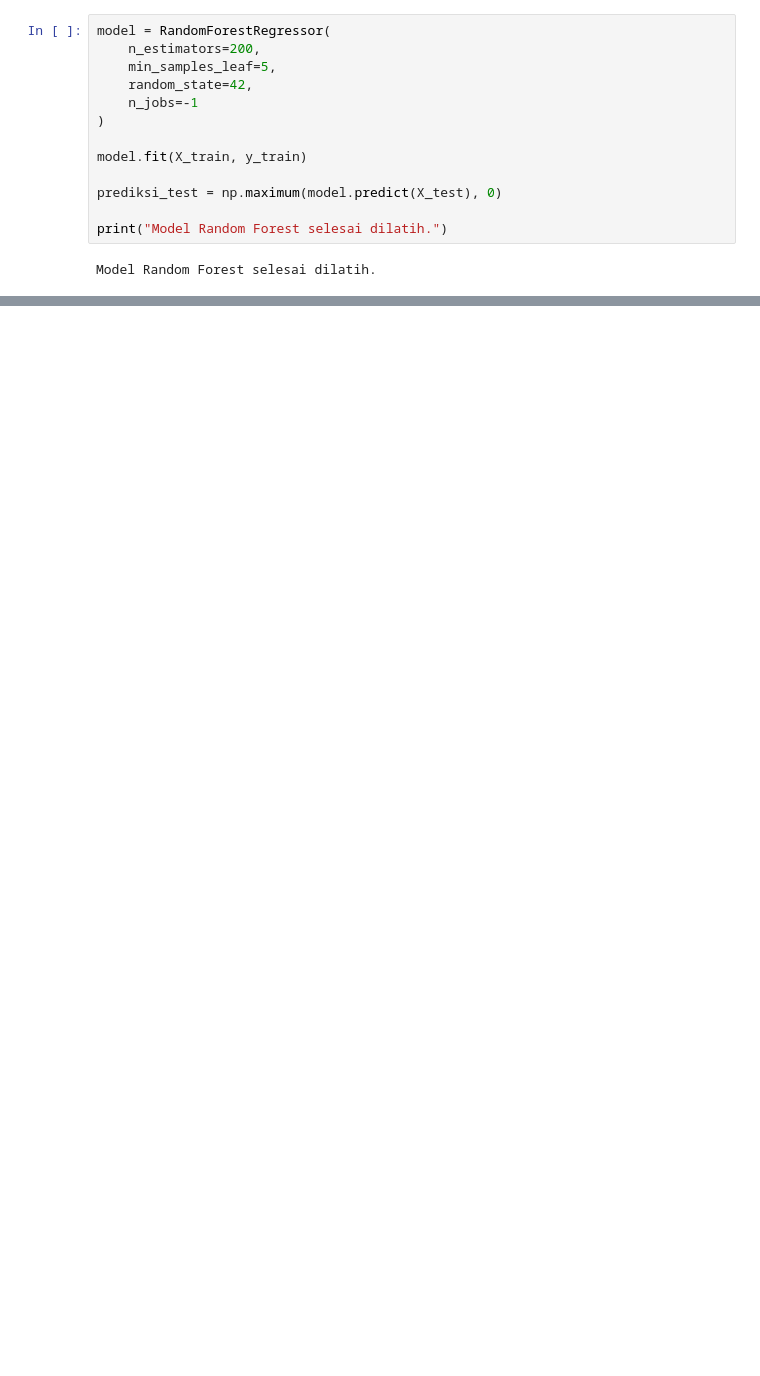
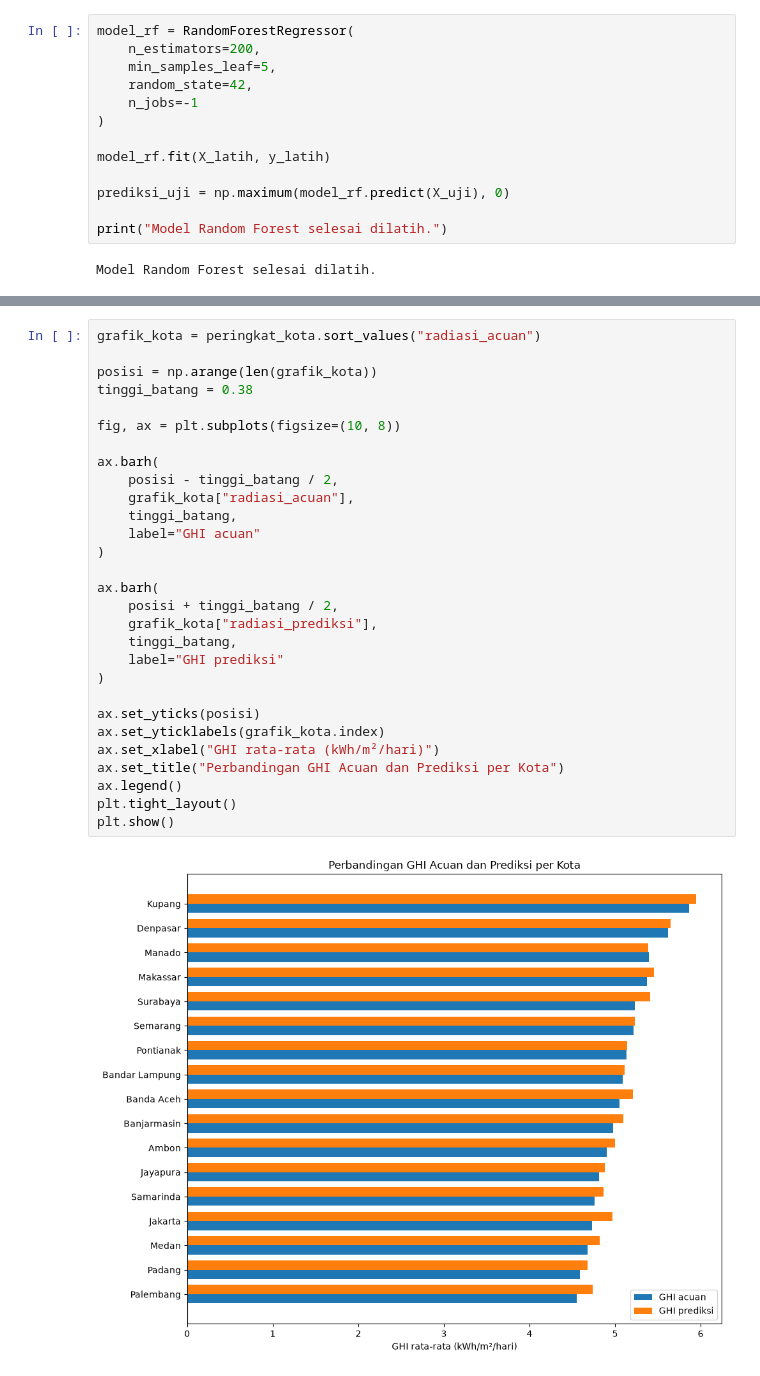
Before and after one commit to analisis335-ai/AI-DAYA-SURYA, a Jupyter notebook: project2.ipynb, the cells around one changed output, grey strips where cells are left out. Drawn from its saved outputs; the diff is of its cells as text; blank space fills up the shorter version.

```diff
--- a/project2.ipynb
+++ b/project2.ipynb
@@ -145,14 +178,14 @@ Periode testing: 2023-01-01 s.d. 2024-12-31
 # %%
-model = RandomForestRegressor(
+model_rf = RandomForestRegressor(
     n_estimators=200,
     min_samples_leaf=5,
     random_state=42,
     n_jobs=-1
 )
 
-model.fit(X_train, y_train)
+model_rf.fit(X_latih, y_latih)
 
-prediksi_test = np.maximum(model.predict(X_test), 0)
+prediksi_uji = np.maximum(model_rf.predict(X_uji), 0)
 
 print("Model Random Forest selesai dilatih.")
 # %% [output]
@@ -171,0 +262,31 @@ R²:   0.698
+# %%
+grafik_kota = peringkat_kota.sort_values("radiasi_acuan")
+
+posisi = np.arange(len(grafik_kota))
+tinggi_batang = 0.38
+
+fig, ax = plt.subplots(figsize=(10, 8))
+
+ax.barh(
+    posisi - tinggi_batang / 2,
+    grafik_kota["radiasi_acuan"],
+    tinggi_batang,
+    label="GHI acuan"
+)
+
+ax.barh(
+    posisi + tinggi_batang / 2,
+    grafik_kota["radiasi_prediksi"],
+    tinggi_batang,
+    label="GHI prediksi"
+)
+
+ax.set_yticks(posisi)
+ax.set_yticklabels(grafik_kota.index)
+ax.set_xlabel("GHI rata-rata (kWh/m²/hari)")
+ax.set_title("Perbandingan GHI Acuan dan Prediksi per Kota")
+ax.legend()
+plt.tight_layout()
+plt.show()
+# %% [output]
+[figure, added]
```
Also changed, not shown: parts of 21 cells of this notebook, 1 other file.
